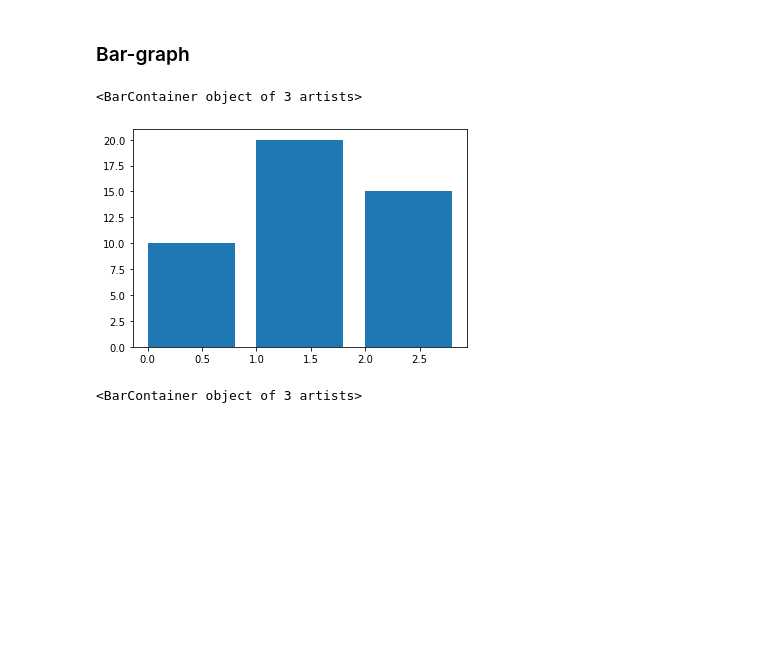
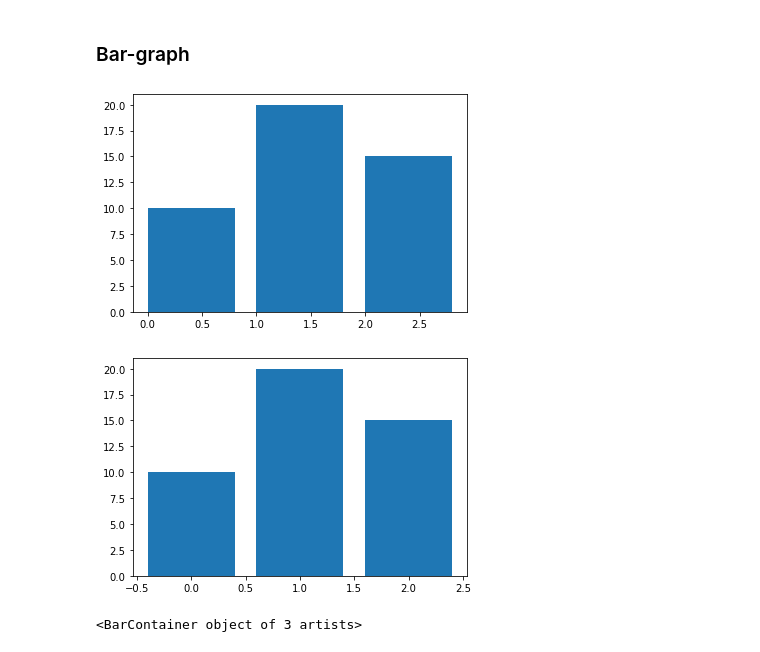
Before and after one commit to SakshamVerma122/Machine_Learning, a Jupyter notebook: 14_Data_visualisation/3_bargraph.ipynb, the cells around one changed output. Cells and saved outputs as stored; diff of their text form; code cells hidden in the pictures; blank space fills up the shorter version.

```diff
--- a/14_Data_visualisation/3_bargraph.ipynb
+++ b/14_Data_visualisation/3_bargraph.ipynb
@@ -6,12 +6,15 @@ import numpy as np
 # %%
 plt.bar?
 # %%
-# align='edge' -> Center the base on the *x* positions.
-# align='center' -> Align the left edges of the bars with the *x* positions.
+# align='edge' -> Align the left edges of the bars with the *x* positions.
+# align='center' -> Center the base on the *x* positions.
 plt.bar([0,1,2],[10,20,15],align='edge')
+plt.show()
+plt.bar([0,1,2],[10,20,15],align='center')
+plt.show()
 # %% [output]
-<BarContainer object of 3 artists>
 [figure]
+[figure, added]
 # %%
 x_coordinates = np.array([0,1,2])
 
```
Also changed, not shown: parts of 1 cell of this notebook, 11 other files.
